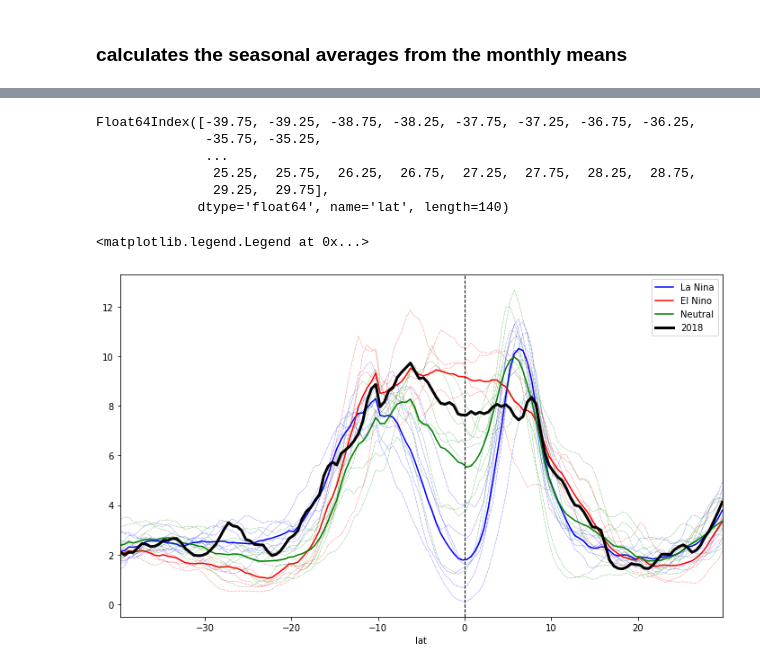
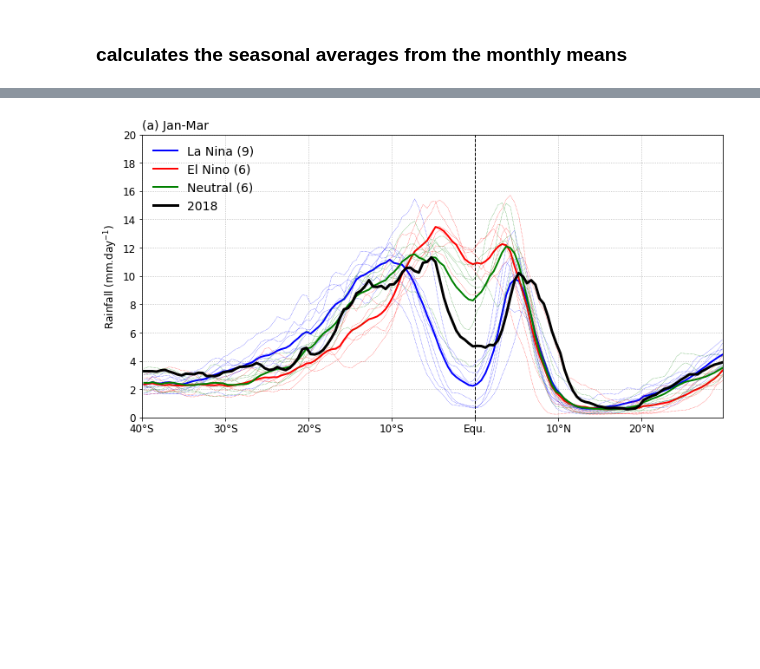
Before and after one commit to nicolasfauchereau/BAMS_SOTC_2019, a Jupyter notebook: notebooks/plot_ENSOs_vs_current_year.ipynb, the cells around one changed output, grey strips where cells are left out. Cells and saved outputs as stored; diff of their text form; code cells hidden in the pictures; blank space fills up the shorter version.

```diff
--- a/notebooks/plot_ENSOs_vs_current_year.ipynb
+++ b/notebooks/plot_ENSOs_vs_current_year.ipynb
@@ -66,5 +79,5 @@ oni_seas
 # %%
-ONI_threshold = 0.7
+ONI_threshold = 0.5
 # %%
 ninos = oni_seas.query('ANOM > {}'.format(ONI_threshold))
 # %%
@@ -121,2 +148,2 @@ in order to set the calendar so that it can be read by xarray
 # %%
-dset = xr.open_dataset('../CMORPH/cmorph_monthly_jan1998-jan2020.nc')
+dset = xr.open_dataset('../CMORPH/cmorph_monthly_from_KNMI.nc', decode_times=False)
@@ -123,3 +172,5 @@ dset = xr.open_dataset('../CMORPH/cmorph_monthly_jan1998-jan2020.nc')
+# %%
+dset['time'] = pd.date_range(start='1998-1-1', periods=len(dset.time), freq='MS')
 # %%
 dset
 # %% [output]
@@ -197,9 +224,9 @@ array([2002, 2006, 2009, 2015, 2018])
 # %%
 from datetime import datetime
 # %%
-time_index_ninos = [datetime(y, months[1], 15) for y in ninos.YR.values]
-time_index_ninas = [datetime(y, months[1], 15) for y in ninas.YR.values]
-time_index_neutral = [datetime(y, months[1], 15) for y in neutral.YR.values]
+time_index_ninos = [datetime(y, months[1], 1) for y in ninos.YR.values]
+time_index_ninas = [datetime(y, months[1], 1) for y in ninas.YR.values]
+time_index_neutral = [datetime(y, months[1], 1) for y in neutral.YR.values]
 # %%
 ninos_cmorph = dset_seas.sel(time=time_index_ninos)
 # %%
@@ -251,30 +278,39 @@ lat
 Name: prcp, Length: 140, dtype: float32
-# %%
-sector_seas_ninas.index
-# %% [output]
-Float64Index([-39.75, -39.25, -38.75, -38.25, -37.75, -37.25, -36.75, -36.25,
-              -35.75, -35.25,
-              ...
-               25.25,  25.75,  26.25,  26.75,  27.25,  27.75,  28.25,  28.75,
-               29.25,  29.75],
-             dtype='float64', name='lat', length=140)
 # %%
-f, ax = plt.subplots(figsize=(12,7))
+f, ax = plt.subplots(figsize=(12,6))
 
 ax.axvline(0, lw=1, color='k', ls='--')
 
 sector_seas_ninas.plot(ax=ax, color='b', legend=None, ls=':', lw=0.5)
-LN, = ax.plot(sector_seas_ninas.index, sector_seas_ninas.mean(axis=1), color='b')
+LN, = ax.plot(sector_seas_ninas.index, sector_seas_ninas.mean(axis=1), color='b', lw=2)
 
 sector_seas_ninos.plot(ax=ax, color='r', legend=None, ls=':', lw=0.5)
-EN, = ax.plot(sector_seas_ninos.index, sector_seas_ninos.mean(axis=1), color='r')
+EN, = ax.plot(sector_seas_ninos.index, sector_seas_ninos.mean(axis=1), color='r', lw=2)
 
 sector_seas_neutral.plot(ax=ax, color='g', legend=None, ls=':', lw=0.5)
-N, = ax.plot(sector_seas_neutral.index, sector_seas_neutral.mean(axis=1), color='g')
+N, = ax.plot(sector_seas_neutral.index, sector_seas_neutral.mean(axis=1), color='g', lw=2)
 
 LY, = ax.plot(last_year.index, last_year, color='k', lw=3)
 
-ax.legend([LN, EN, N, LY], ['La Nina', 'El Nino', 'Neutral', str(year)])
+ax.legend([LN, EN, N, LY], [f'La Nina ({len(ninas)})', f'El Nino ({len(ninos)})', f'Neutral ({len(neutral)})', str(year)], fontsize=14, loc=2, frameon=False )
+
+ax.set_xticks(np.arange(-40, 30, 10))
+ax.set_xticklabels([u'40\u00B0S',u'30\u00B0S',u'20\u00B0S',u'10\u00B0S','Equ.',u'10\u00B0N',u'20\u00B0N',u'30\u00B0N'], fontsize=12);
+ax.set_xlabel(None)
+
+ax.set_yticks(np.arange(0, 22, 2));
+ax.set_yticklabels(np.arange(0, 22, 2), fontsize=12);
+ax.set_ylabel("Rainfall (mm.day$^{-1}$)", fontsize=12)
+
+ax.set_ylim(0, 20)
+
+ax.grid(ls=':')
+
+if season == 'JFM':
+    ax.set_title("(a) Jan-Mar", loc='left', fontsize=14)
+elif season == 'OND':
+    ax.set_title("(b) Oct-Dec", loc='left', fontsize=14)
+
+f.savefig(f'../figures/comparison_last_year_ENSOs_{season}.png', dpi=200)
 # %% [output]
-<matplotlib.legend.Legend at 0x...>
-[figure, old version]
+[figure, new version]
```
Also changed, not shown: parts of 25 cells of this notebook, 1 other file.
